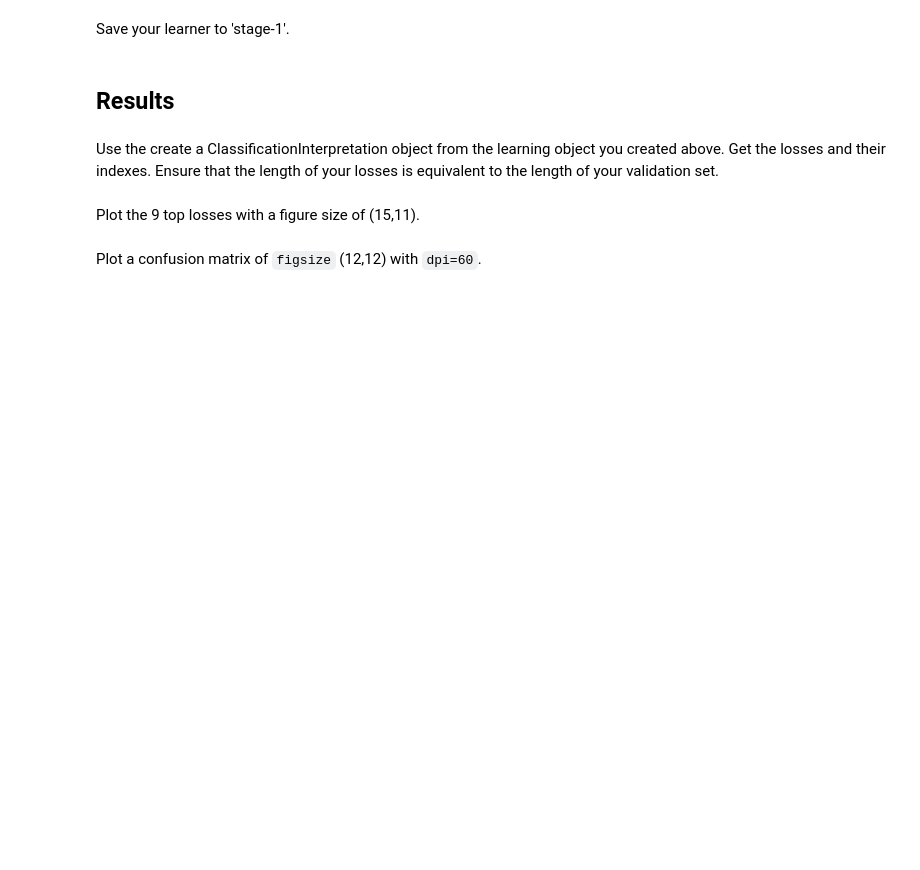
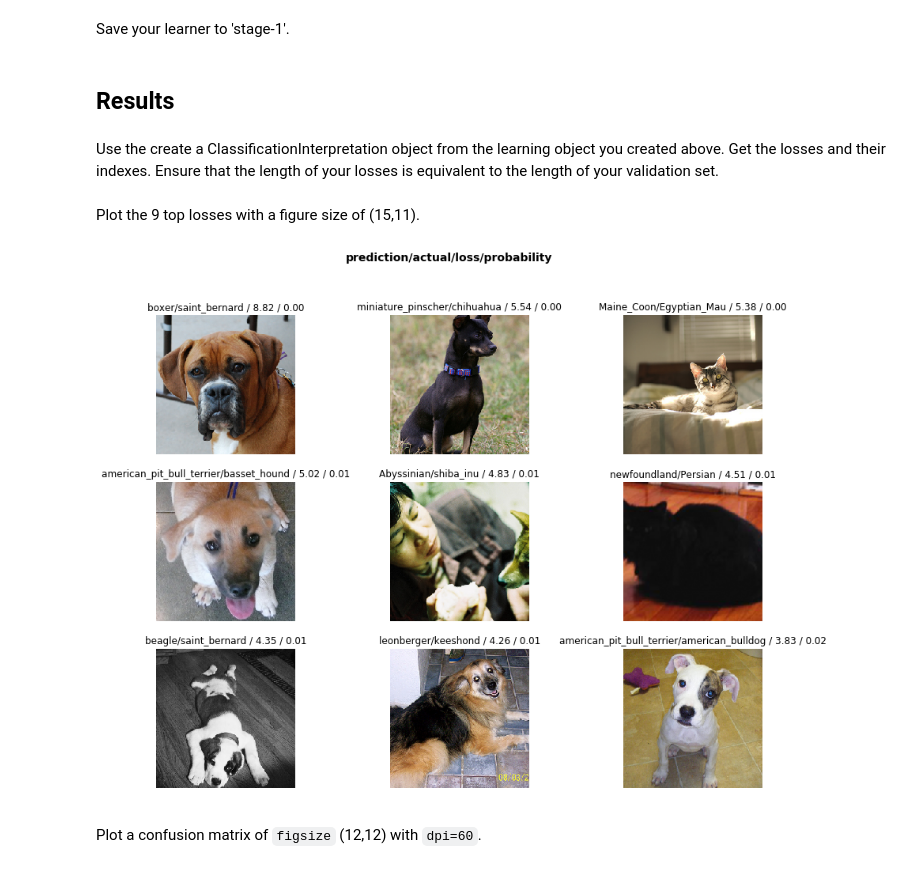
Before and after one commit to rforgione/course-v3, a Jupyter notebook: nbs/dl1/lesson1-pets-ex.ipynb, the cells around one changed output. Saved outputs shown, nothing was run; the diff lists cells and outputs as text; code cells hidden in the pictures; blank space fills up the shorter version.

```diff
--- a/nbs/dl1/lesson1-pets-ex.ipynb
+++ b/nbs/dl1/lesson1-pets-ex.ipynb
@@ -36,0 +138,2 @@ Fit the learner for a cycle consisting of four epochs. Try to get below 0.07 err
+# %%
+learn.fit_one_cycle(4)
@@ -40,7 +152,13 @@ Save your learner to 'stage-1'.
 ## Results
 # %% [markdown]
 Use the create a ClassificationInterpretation object from the learning object you created above. Get the losses and their indexes. Ensure that the length of your losses is equivalent to the length of your validation set.
+# %%
+interp = ClassificationInterpretation.from_learner(learn)
 # %% [markdown]
 Plot the 9 top losses with a figure size of (15,11).
+# %%
+interp.plot_top_losses(9, figsize=(15,11), heatmap=False)
+# %% [output]
+[figure, added]
 # %% [markdown]
 Plot a confusion matrix of `figsize` (12,12) with `dpi=60`.
```
Also changed, not shown: parts of 69 cells of this notebook.
